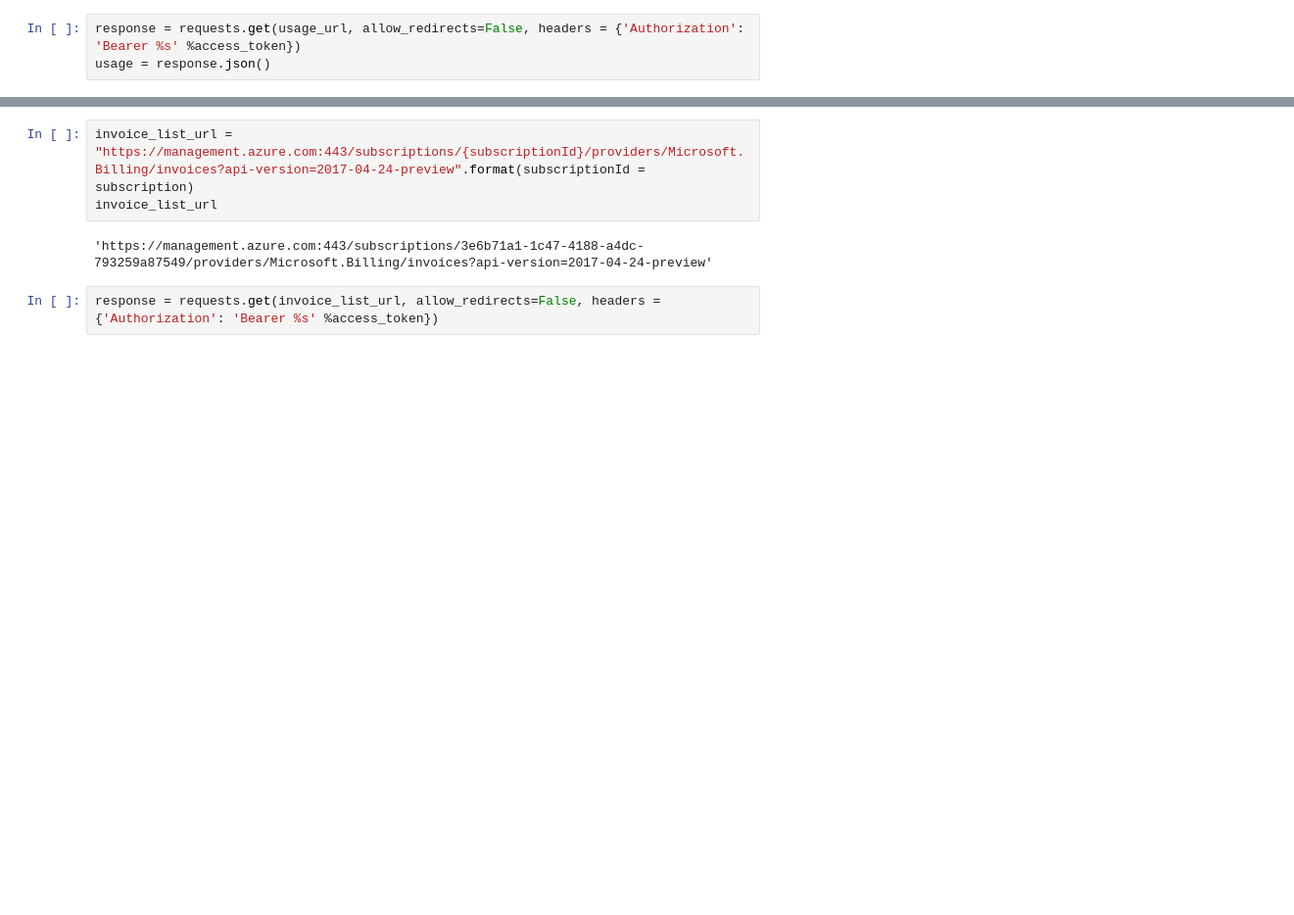
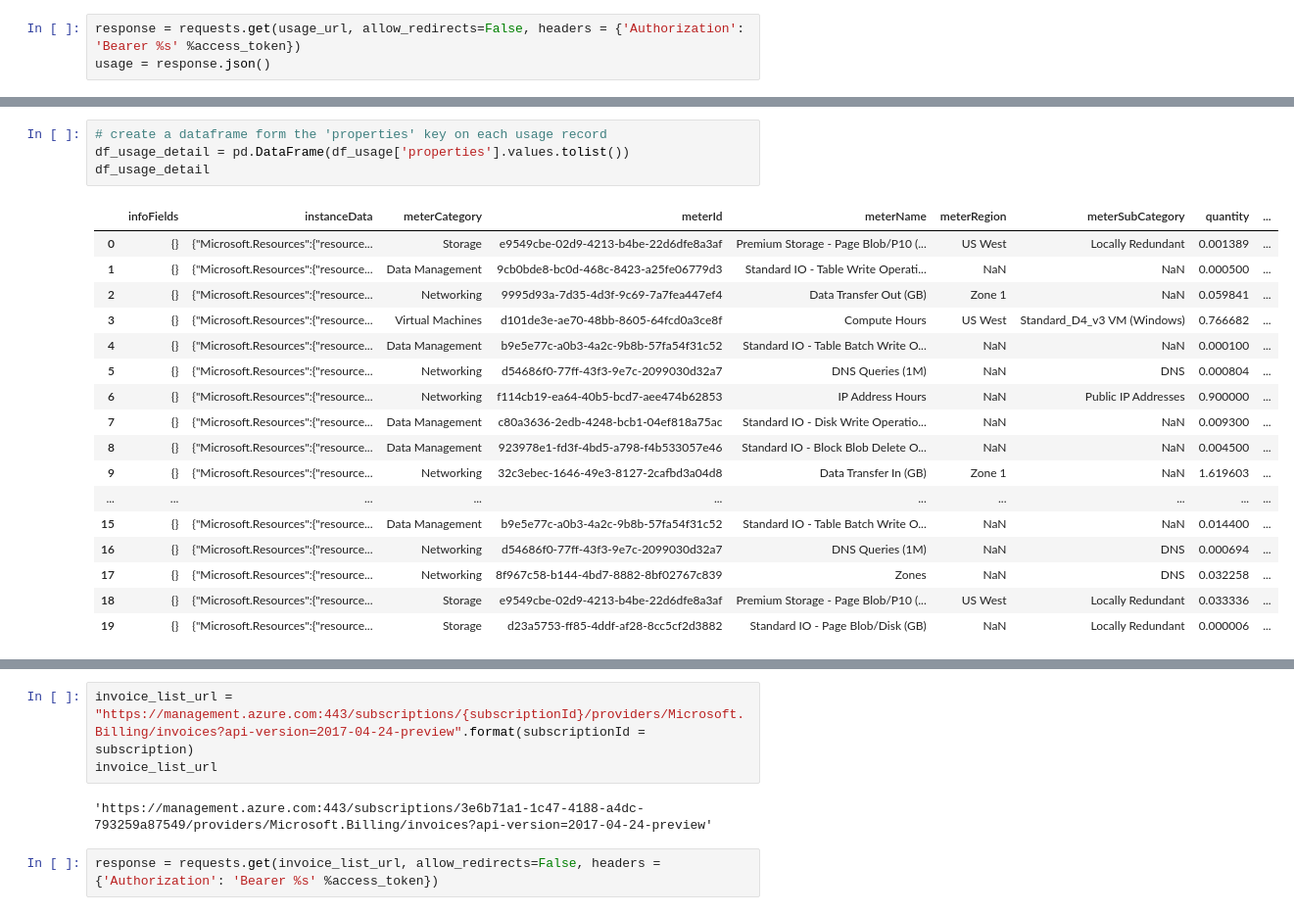
Before and after one commit to louspringer/python-azure-billing-usage, a Jupyter notebook: Explore Rate Card and Usage.ipynb, the cells around one changed output, grey strips where cells are left out. Shown: that part at 98% size. Saved outputs shown, nothing was run; the diff lists cells and outputs as text; blank space fills up the shorter version.

```diff
--- a/Explore Rate Card and Usage.ipynb
+++ b/Explore Rate Card and Usage.ipynb
@@ -129,0 +128,22 @@ df_usage
+# %%
+# create a dataframe form the 'properties' key on each usage record
+df_usage_detail = pd.DataFrame(df_usage['properties'].values.tolist())
+df_usage_detail
+# %% [output]
+|  | infoFields | instanceData | meterCategory | meterId | meterName | meterRegion | meterSubCategory | quantity | ... |
+| 0 | {} | {"Microsoft.Resources":{"resource... | Storage | e9549cbe-02d9-4213-b4be-22d6dfe8a3af | Premium Storage - Page Blob/P10 (... | US West | Locally Redundant | 0.001389 | ... |
+| 1 | {} | {"Microsoft.Resources":{"resource... | Data Management | 9cb0bde8-bc0d-468c-8423-a25fe06779d3 | Standard IO - Table Write Operati... | NaN | NaN | 0.000500 | ... |
+| 2 | {} | {"Microsoft.Resources":{"resource... | Networking | 9995d93a-7d35-4d3f-9c69-7a7fea447ef4 | Data Transfer Out (GB) | Zone 1 | NaN | 0.059841 | ... |
+| 3 | {} | {"Microsoft.Resources":{"resource... | Virtual Machines | d101de3e-ae70-48bb-8605-64fcd0a3ce8f | Compute Hours | US West | Standard_D4_v3 VM (Windows) | 0.766682 | ... |
+| 4 | {} | {"Microsoft.Resources":{"resource... | Data Management | b9e5e77c-a0b3-4a2c-9b8b-57fa54f31c52 | Standard IO - Table Batch Write O... | NaN | NaN | 0.000100 | ... |
+| 5 | {} | {"Microsoft.Resources":{"resource... | Networking | d54686f0-77ff-43f3-9e7c-2099030d32a7 | DNS Queries (1M) | NaN | DNS | 0.000804 | ... |
+| 6 | {} | {"Microsoft.Resources":{"resource... | Networking | f114cb19-ea64-40b5-bcd7-aee474b62853 | IP Address Hours | NaN | Public IP Addresses | 0.900000 | ... |
+| 7 | {} | {"Microsoft.Resources":{"resource... | Data Management | c80a3636-2edb-4248-bcb1-04ef818a75ac | Standard IO - Disk Write Operatio... | NaN | NaN | 0.009300 | ... |
+| 8 | {} | {"Microsoft.Resources":{"resource... | Data Management | 923978e1-fd3f-4bd5-a798-f4b533057e46 | Standard IO - Block Blob Delete O... | NaN | NaN | 0.004500 | ... |
+| 9 | {} | {"Microsoft.Resources":{"resource... | Networking | 32c3ebec-1646-49e3-8127-2cafbd3a04d8 | Data Transfer In (GB) | Zone 1 | NaN | 1.619603 | ... |
+| ... | ... | ... | ... | ... | ... | ... | ... | ... | ... |
+| 15 | {} | {"Microsoft.Resources":{"resource... | Data Management | b9e5e77c-a0b3-4a2c-9b8b-57fa54f31c52 | Standard IO - Table Batch Write O... | NaN | NaN | 0.014400 | ... |
+| 16 | {} | {"Microsoft.Resources":{"resource... | Networking | d54686f0-77ff-43f3-9e7c-2099030d32a7 | DNS Queries (1M) | NaN | DNS | 0.000694 | ... |
+| 17 | {} | {"Microsoft.Resources":{"resource... | Networking | 8f967c58-b144-4bd7-8882-8bf02767c839 | Zones | NaN | DNS | 0.032258 | ... |
+| 18 | {} | {"Microsoft.Resources":{"resource... | Storage | e9549cbe-02d9-4213-b4be-22d6dfe8a3af | Premium Storage - Page Blob/P10 (... | US West | Locally Redundant | 0.033336 | ... |
+| 19 | {} | {"Microsoft.Resources":{"resource... | Storage | d23a5753-ff85-4ddf-af28-8cc5cf2d3882 | Standard IO - Page Blob/Disk (GB) | NaN | Locally Redundant | 0.000006 | ... |
```
Also changed, not shown: parts of 6 cells of this notebook.
